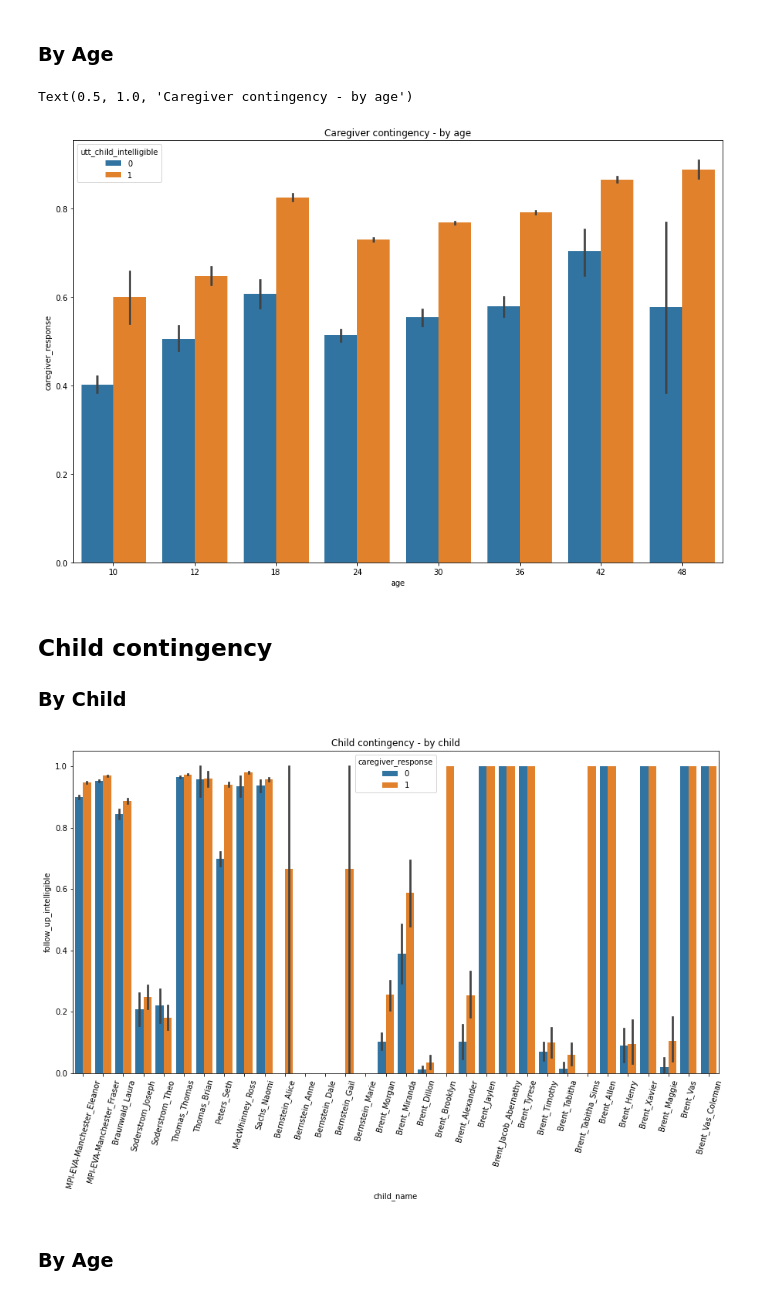
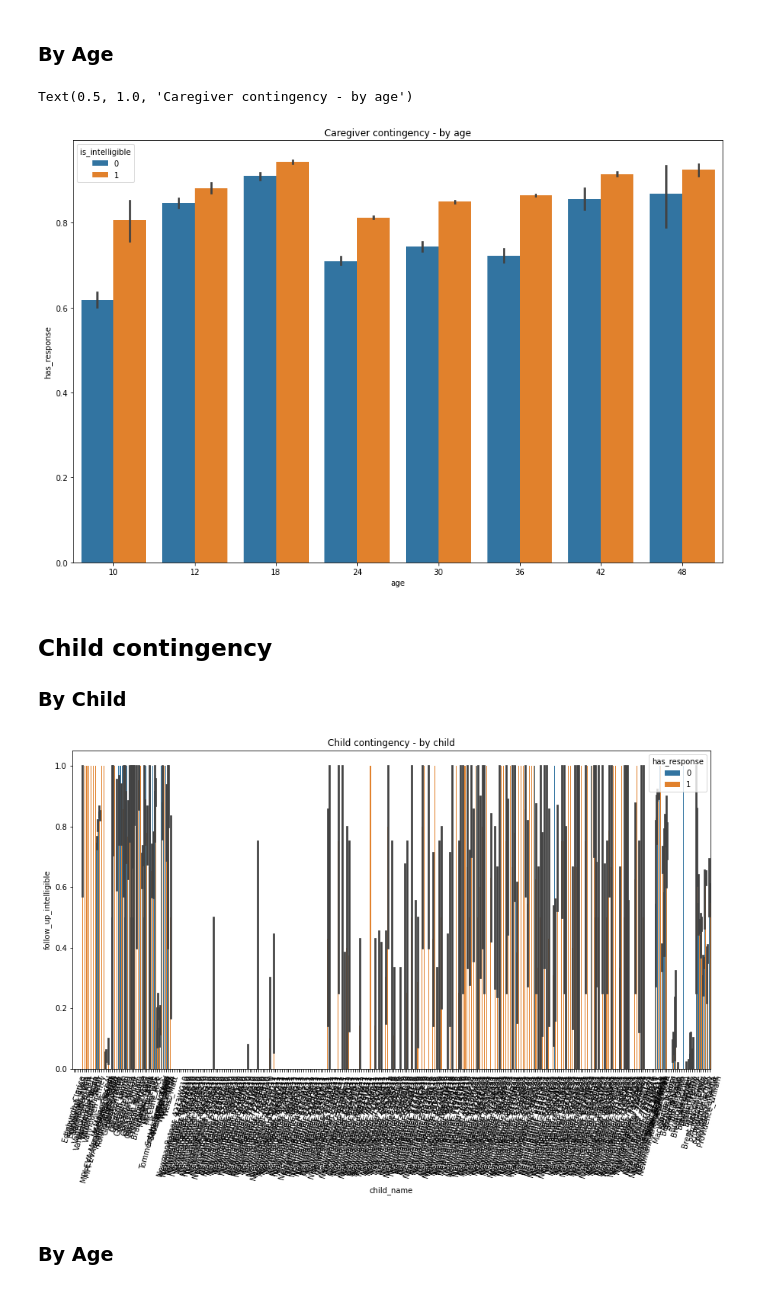
Before and after one commit to mitjanikolaus/childes-communicative-feedback, a Jupyter notebook: analysis_intelligibility_glm.ipynb, the cells around one changed output. Cells and saved outputs as stored; diff of their text form; code cells hidden in the pictures.

```diff
--- a/analysis_intelligibility_glm.ipynb
+++ b/analysis_intelligibility_glm.ipynb
@@ -30,7 +30,7 @@ R[write to console]: Making 'packages.html' ...
 R[write to console]:  done
 # %%
 # Load data
-utterances = pd.read_csv("results/intelligibility/utterances.csv")
+utterances = pd.read_csv("results/intelligibility/conversations.csv")
 
 # convert True/False to 0/1:
 utterances.replace({False: 0, True: 1}, inplace=True)
@@ -94,29 +92,30 @@ plt.rcParams['figure.figsize'] = [15, 10]
 sns.barplot(
         data=utterances,
         x="age",
-        y="caregiver_response",
-        hue="utt_child_intelligible"
+        y="has_response",
+        hue="is_intelligible"
 )
 plt.title("Caregiver contingency - by age")
 # %% [output]
 Text(0.5, 1.0, 'Caregiver contingency - by age')
-[figure, old version]
+[figure, new version]
 # %% [markdown]
 ## Child contingency
 ### By Child
 # %%
 plt.rcParams['figure.figsize'] = [15, 10]
+plt.figure()
 sns.barplot(
-        data=utterances,
+        data=utterances[utterances["is_intelligible"] == 1],
         x="child_name",
         y="follow_up_intelligible",
-        hue="caregiver_response"
+        hue="has_response"
 )
 plt.title("Child contingency - by child")
 plt.xticks(rotation=75)
 plt.subplots_adjust(bottom=0.3)
 # %% [output]
-[figure, old version]
+[figure, new version]
 # %% [markdown]
 ### By Age
 # %%
```
Also changed, not shown: parts of 10 cells of this notebook, 5 other files.
